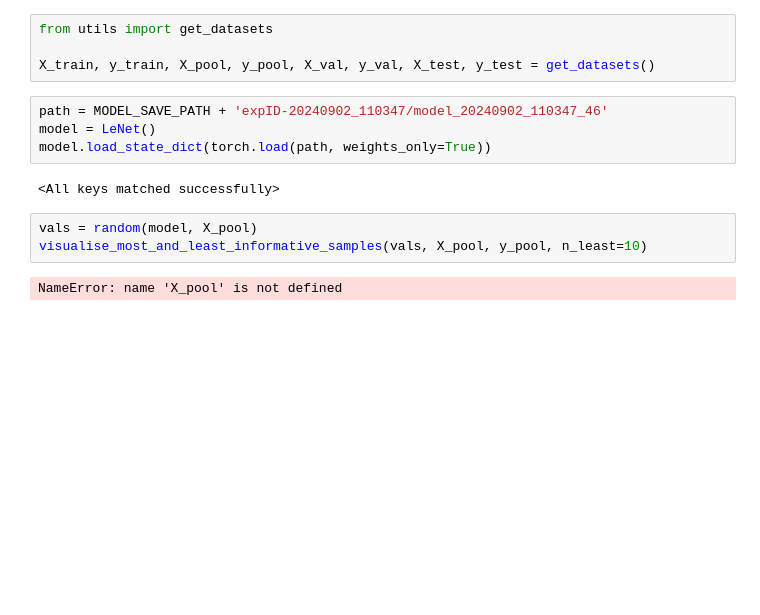
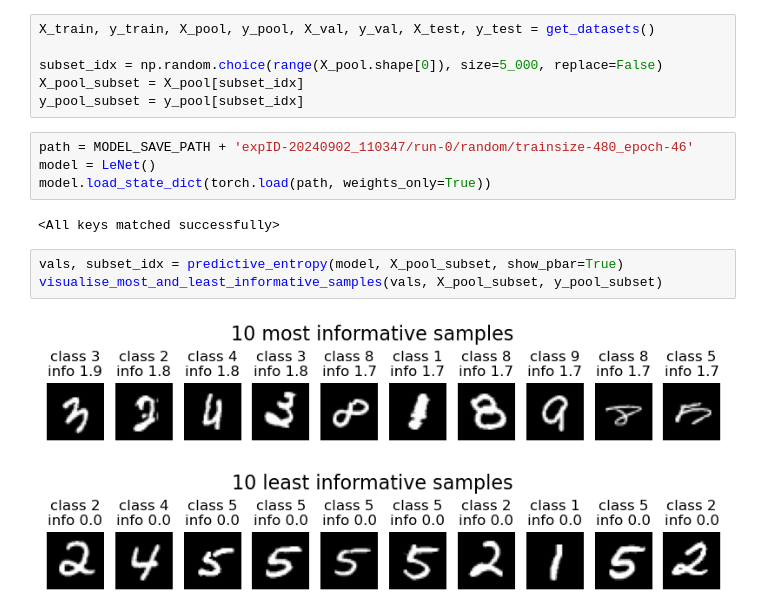
Before and after one commit to pilzpascal/2024s-bsc-practical-work, a Jupyter notebook: Active Learning.ipynb, the cells around one changed output. Saved outputs shown, nothing was run; the diff lists cells and outputs as text; blank space fills up the shorter version.

```diff
--- a/Active Learning.ipynb
+++ b/Active Learning.ipynb
@@ -37,17 +38,20 @@ visualise_active_learning_experiments(loaded_experiment_results)
 # %% [output]
 [figure]
 # %%
-from utils import get_datasets
+X_train, y_train, X_pool, y_pool, X_val, y_val, X_test, y_test = get_datasets()
 
-X_train, y_train, X_pool, y_pool, X_val, y_val, X_test, y_test = get_datasets()
+subset_idx = np.random.choice(range(X_pool.shape[0]), size=5_000, replace=False)
+X_pool_subset = X_pool[subset_idx]
+y_pool_subset = y_pool[subset_idx]
 # %%
-path = MODEL_SAVE_PATH + 'expID-20240902_110347/model_20240902_110347_46'
+path = MODEL_SAVE_PATH + 'expID-20240902_110347/run-0/random/trainsize-480_epoch-46'
 model = LeNet()
 model.load_state_dict(torch.load(path, weights_only=True))
 # %% [output]
 <All keys matched successfully>
 # %%
-vals = random(model, X_pool)
-visualise_most_and_least_informative_samples(vals, X_pool, y_pool, n_least=10)
+vals, subset_idx = predictive_entropy(model, X_pool_subset, show_pbar=True)
+visualise_most_and_least_informative_samples(vals, X_pool_subset, y_pool_subset)
 # %% [output]
-NameError: name 'X_pool' is not defined
+[figure, added]
+[figure, added]
```
Also changed, not shown: parts of 5 cells of this notebook, 2 other files.
